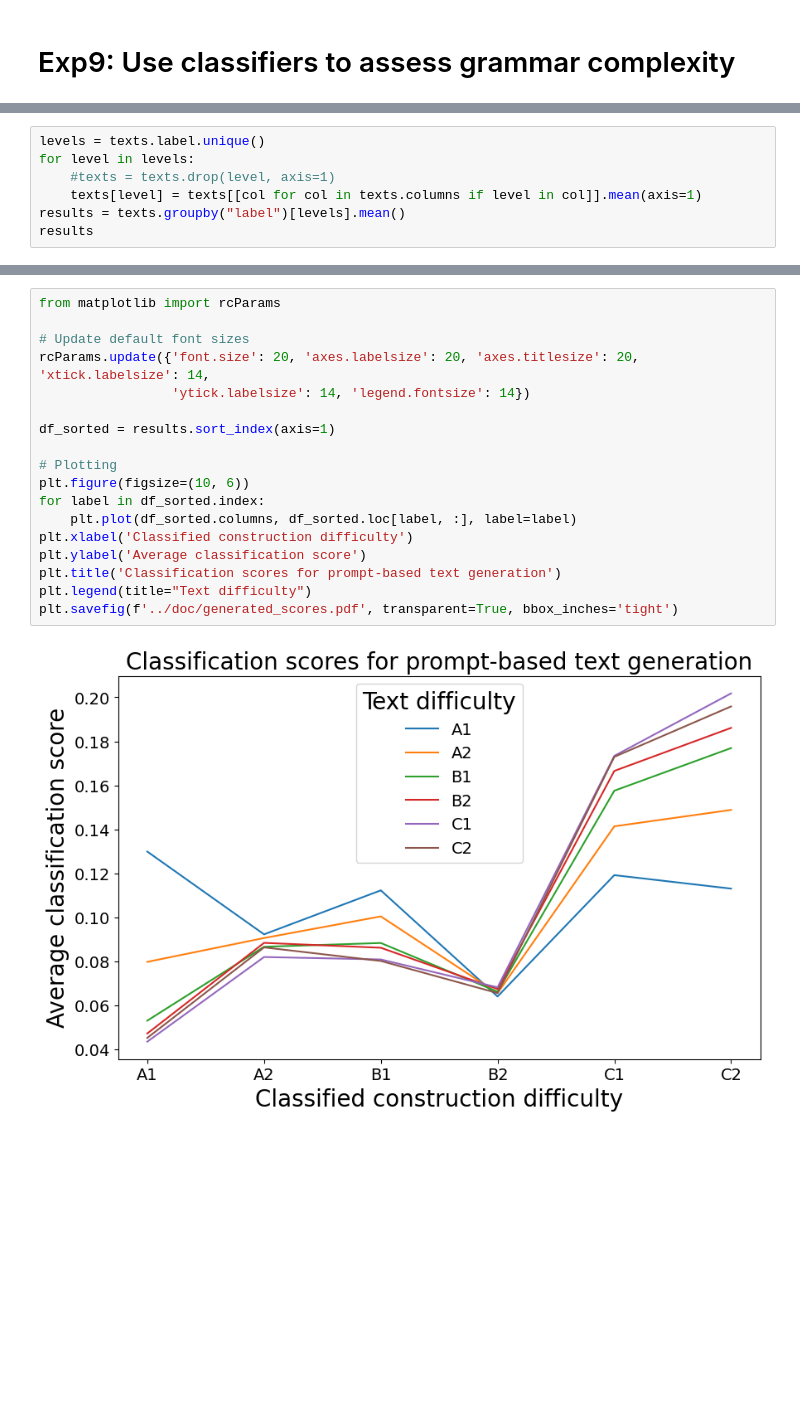
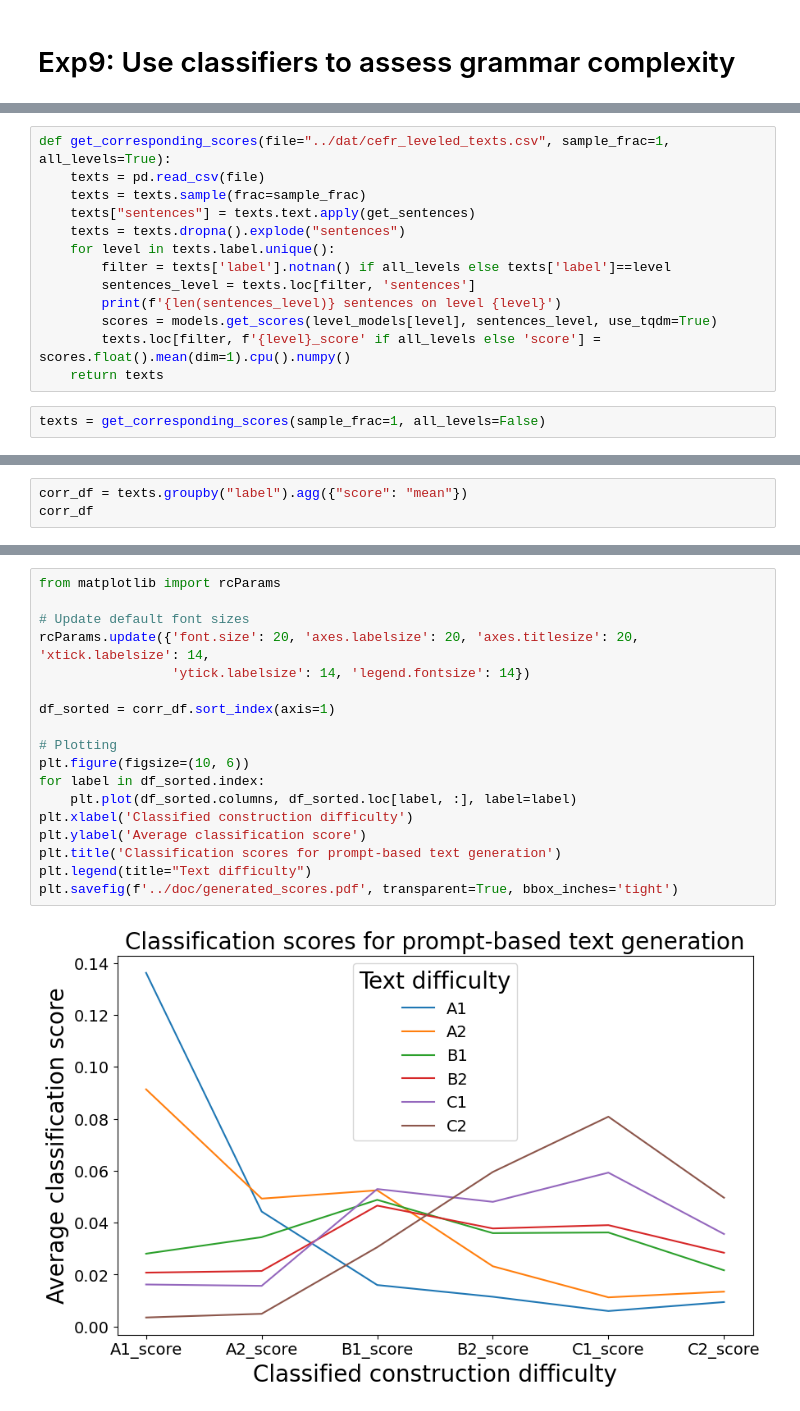
Before and after one commit to dominikglandorf/LLM-grammar, a Jupyter notebook: exp/009_text_classification.ipynb, the cells around one changed output, grey strips where cells are left out. Drawn from its saved outputs; the diff is of its cells as text; blank space fills up the shorter version.

Commit message:
update text generation

```diff
--- a/exp/009_text_classification.ipynb
+++ b/exp/009_text_classification.ipynb
@@ -136,7 +54,0 @@ Let's check that against the ground truth source for the sentences.
-# %%
-levels = texts.label.unique()
-for level in levels:
-    #texts = texts.drop(level, axis=1)
-    texts[level] = texts[[col for col in texts.columns if level in col]].mean(axis=1)
-results = texts.groupby("label")[levels].mean()
-results
@@ -151,0 +55,15 @@ results
+# %%
+def get_corresponding_scores(file="../dat/cefr_leveled_texts.csv", sample_frac=1, all_levels=True):
+    texts = pd.read_csv(file)
+    texts = texts.sample(frac=sample_frac)
+    texts["sentences"] = texts.text.apply(get_sentences)
+    texts = texts.dropna().explode("sentences")
+    for level in texts.label.unique():
+        filter = texts['label'].notnan() if all_levels else texts['label']==level
+        sentences_level = texts.loc[filter, 'sentences']
+        print(f'{len(sentences_level)} sentences on level {level}')
+        scores = models.get_scores(level_models[level], sentences_level, use_tqdm=True)
+        texts.loc[filter, f'{level}_score' if all_levels else 'score'] = scores.float().mean(dim=1).cpu().numpy()
+    return texts
+# %%
+texts = get_corresponding_scores(sample_frac=1, all_levels=False)
@@ -151,0 +82,3 @@ results
+# %%
+corr_df = texts.groupby("label").agg({"score": "mean"})
+corr_df
@@ -152,20 +115,20 @@ results
 # %%
 from matplotlib import rcParams
 
 # Update default font sizes
 rcParams.update({'font.size': 20, 'axes.labelsize': 20, 'axes.titlesize': 20, 'xtick.labelsize': 14,
                  'ytick.labelsize': 14, 'legend.fontsize': 14})
 
-df_sorted = results.sort_index(axis=1)
+df_sorted = corr_df.sort_index(axis=1)
 
 # Plotting
 plt.figure(figsize=(10, 6))
 for label in df_sorted.index:
     plt.plot(df_sorted.columns, df_sorted.loc[label, :], label=label)
 plt.xlabel('Classified construction difficulty')
 plt.ylabel('Average classification score')
 plt.title('Classification scores for prompt-based text generation')
 plt.legend(title="Text difficulty")
 plt.savefig(f'../doc/generated_scores.pdf', transparent=True, bbox_inches='tight')
 # %% [output]
-[figure, old version]
+[figure, new version]
```
Also changed, not shown: parts of 23 cells of this notebook, 9 other files.
